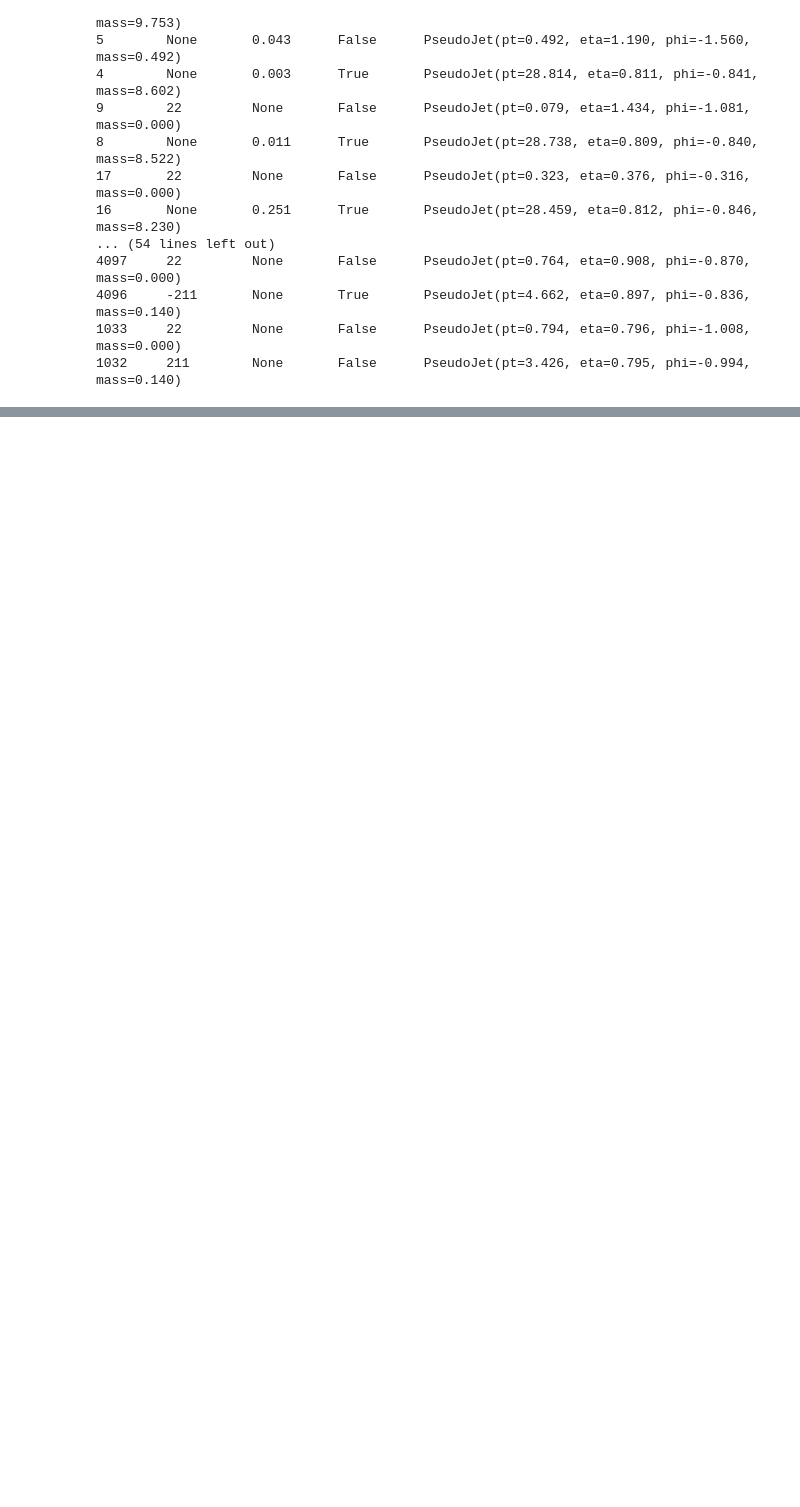
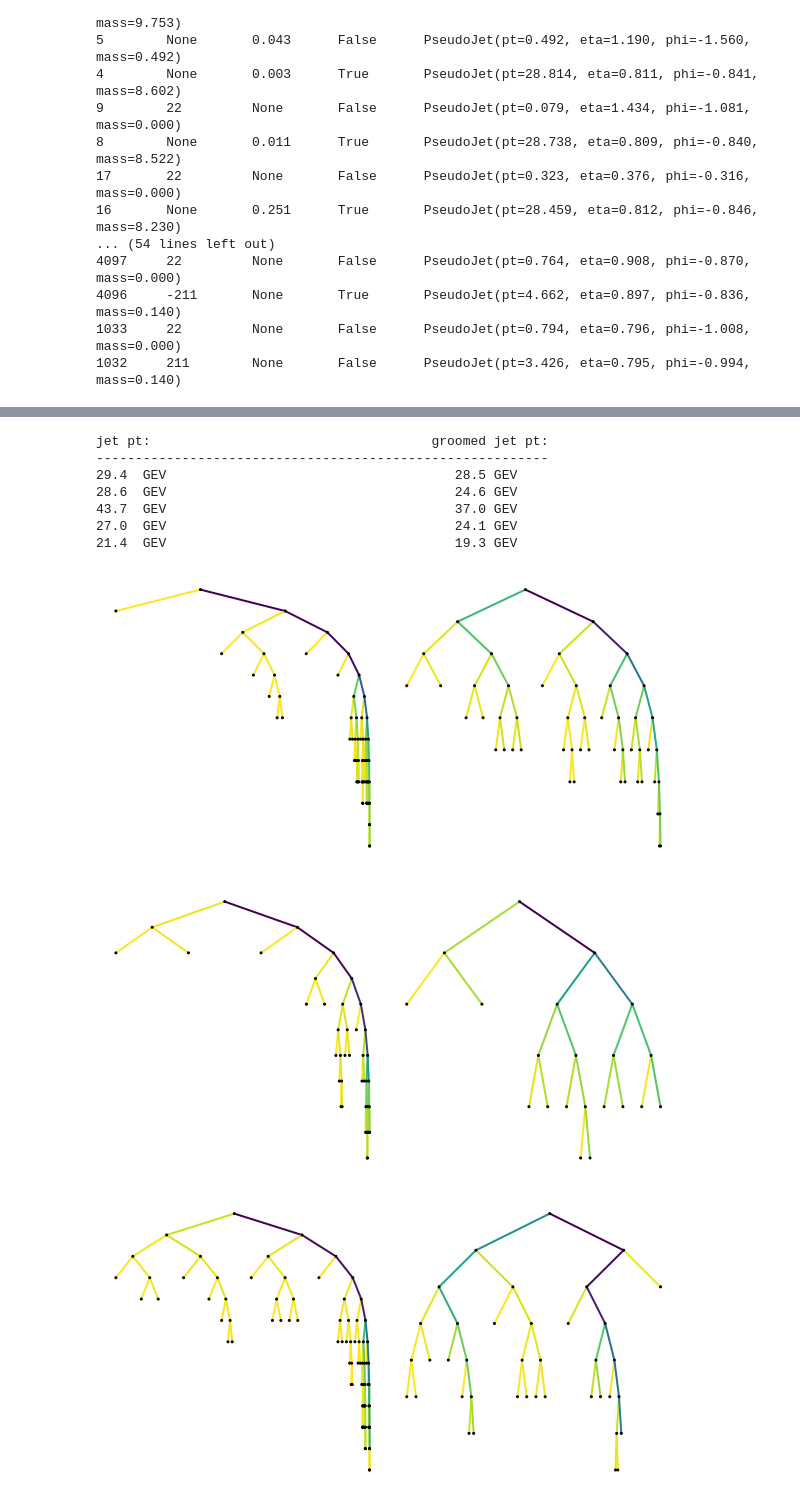
Before and after one commit to dfaroughy/JetDecluster, a Jupyter notebook: jet_trees_demo.ipynb, the cells around one changed output, grey strips where cells are left out. Drawn from its saved outputs; the diff is of its cells as text; code cells hidden in the pictures; blank space fills up the shorter version.

````diff
--- a/jet_trees_demo.ipynb
+++ b/jet_trees_demo.ipynb
@@ -16,7 +16,7 @@
 The function first reclusters the jet consitutents with Cambridge/Aachen algorithm and then extracts the clustering history recursively. The output is a ```Networkx``` graph with each node representing a subjet splitting ***j -> j_a j_b***. The default attribute of each node is a ```Pseudojet``` for the mother subjet ***j*** (additional node features and labels can be assigned by user). The resulting topology of the graph is a binary tree with the clustered jet sitting at the root and the final state particles sitting at the leaves
 # %%
 
-with get_particles(data='events_1.hepmc', stop=1, dtype='EP') as event:
+with get_particles(data='events.hepmc', stop=1, dtype='EP') as event:
     for particles in event:
 
         #...cluster jets:
@@ -76,7 +76,7 @@
 
 The tree nodes correspond to the subjets splittings  ***j -> j_a j_b***. During a splitting, the outgoing edge towards the right carries the most momentum (subjet ***j_a***). The edge color code describe the flow of momentum (noprmalized to the toal jet pT) from one subjet splitting to the next... Yellow represent soft subjets while dark blue/green represent harder subjets.
 # %%
-with get_particles(data='events_1.hepmc', stop=3) as event:
+with get_particles(data='events.hepmc', stop=3) as event:
 
     for particles in event:
         sequence=cluster(particles, R=1., p=-1, ep=True)
@@ -149,7 +149,7 @@ def get_particle_id(subjet):
     else:
         return None
 
-with get_particles(data='events_1.hepmc', stop=1, dtype='PTEPM') as event:
+with get_particles(data='events.hepmc', stop=1, dtype='PTEPM') as event:
     for particles in event:
 
         sequence=cluster(particles, R=1., p=-1)  # cluster using anti-kt
@@ -195,0 +200,62 @@ node     PDG id      z         primary    subjet
+# %%
+# Soft-Drop implemention:
+
+R=1.0
+
+def SoftDrop(j, ja, jb, zcut=0.3, beta=1.0, R0=1.0):
+    Delta=deltaR(ja,jb)
+    softdrop=( min(ja.pt,jb.pt)/(ja.pt+jb.pt) > zcut * pow(Delta/R0,beta) )
+    return softdrop
+
+with get_particles(data='events.hepmc', stop=2) as event:
+
+    print('{0: <5} {1: >50} '.format('jet pt:','groomed jet pt:'))
+    print('----------------------------------------------------------')
+
+    for particles in event:
+
+        #...cluster jets:
+        sequence=cluster(particles, R=R, p=-1, ep=True)  # cluster using anti-kt
+        jets=sequence.inclusive_jets(ptmin=20.0)
+
+        for jet in jets:
+
+            tree=decluster(jet, node_feature=SoftDrop, R=R)
+            tree_=tree.copy() # exact copy of tree to-be-groomed
+
+            if tree:
+
+                subjets=nx.get_node_attributes(tree_,'pseudojet')
+                primary=nx.get_node_attributes(tree_,'primary_branch')
+                features=nx.get_node_attributes(tree_,'feature')
+
+                idx_drop=[]
+
+                for idx, softdrop in nx.get_node_attributes(tree_,'feature').items():
+                    if primary[idx]:
+                        if softdrop:
+                            groom_idx=idx # get truncation node
+                            break
+                        else:
+                            idx_drop.append(idx) # collect node that will be (soft)dropped
+
+                for node in idx_drop:
+                    tree_.remove_node(node)
+
+                tree_groomed=nx.relabel_nodes(tree_.subgraph(max(nx.connected_components(tree_), key=len)), {idx:1})
+                jet_groomed=nx.get_node_attributes(tree_groomed,'pseudojet')[1]
+
+                draw_trees([tree,tree_groomed])
+
+                print('{0: <5} GEV {1: >40} GEV'.format(round(jet.pt,1), round(jet_groomed.pt,1)))
+# %% [output]
+jet pt:                                    groomed jet pt:
+----------------------------------------------------------
+29.4  GEV                                     28.5 GEV
+28.6  GEV                                     24.6 GEV
+43.7  GEV                                     37.0 GEV
+27.0  GEV                                     24.1 GEV
+21.4  GEV                                     19.3 GEV
+[figure, added]
+[figure, added]
+[figure, added]
````
Also changed, not shown: parts of 3 cells of this notebook.
